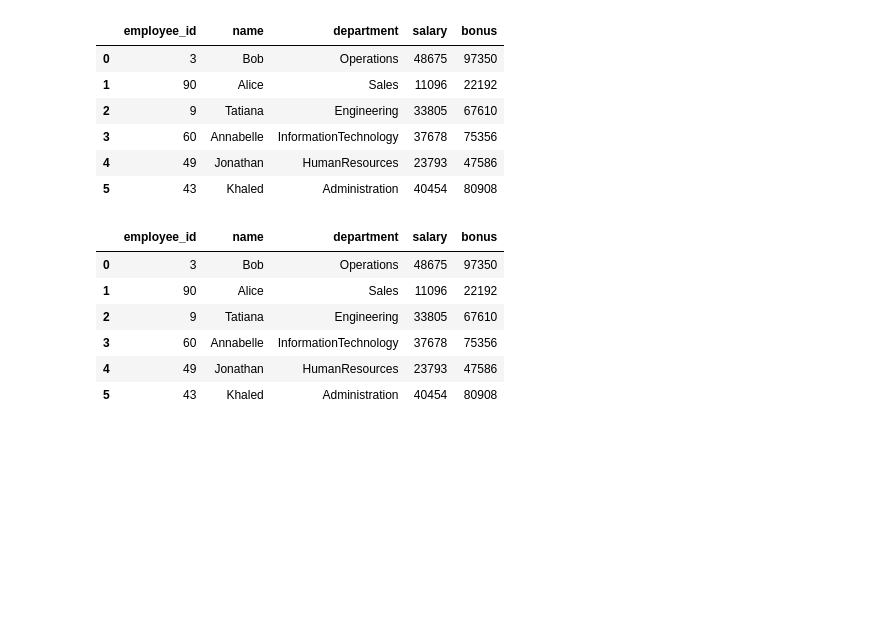
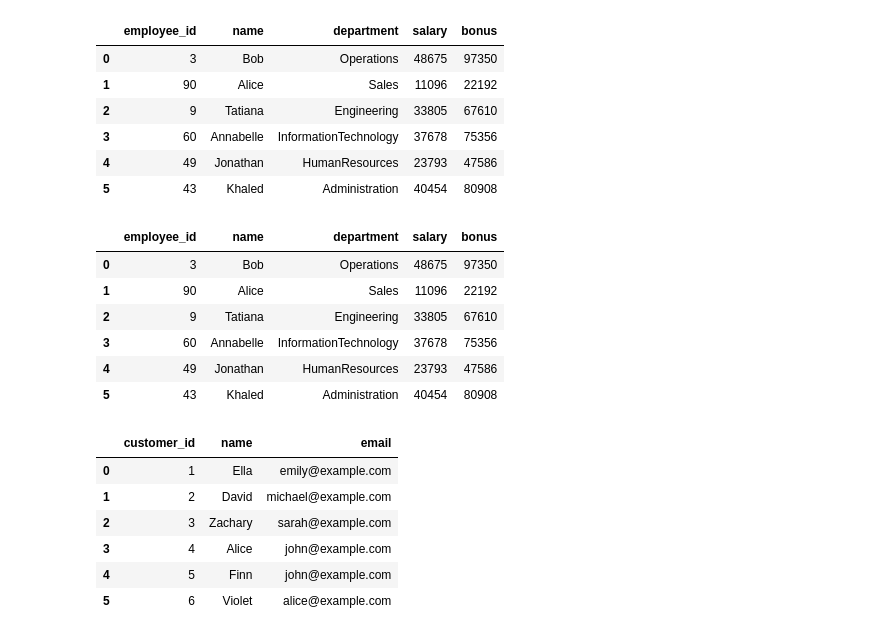
Before and after one commit to rajnishspandey/leetcode_pandas, a Jupyter notebook: leetcodePandas_Practice.ipynb, the cells around one changed output. Cells and saved outputs as stored; diff of their text form; code cells hidden in the pictures; blank space fills up the shorter version.

Commit message:
leetcode pandas practice

```diff
--- a/leetcodePandas_Practice.ipynb
+++ b/leetcodePandas_Practice.ipynb
@@ -179,3 +179,16 @@ createBonusColumn(employees)
 | 3 | 60 | Annabelle | InformationTechnology | 37678 | 75356 |
 | 4 | 49 | Jonathan | HumanResources | 23793 | 47586 |
 | 5 | 43 | Khaled | Administration | 40454 | 80908 |
+# %%
+# general practice - 6. Drop Duplicate Rows
+excel_file = pd.ExcelFile("general_practice.xlsx")
+customers = pd.read_excel(excel_file, 'customers')
+customers
+# %% [output]
+|  | customer_id | name | email |
+| 0 | 1 | Ella | emily@example.com |
+| 1 | 2 | David | michael@example.com |
+| 2 | 3 | Zachary | sarah@example.com |
+| 3 | 4 | Alice | john@example.com |
+| 4 | 5 | Finn | john@example.com |
+| 5 | 6 | Violet | alice@example.com |
```
Also changed, not shown: parts of 4 cells of this notebook, 2 other files.
